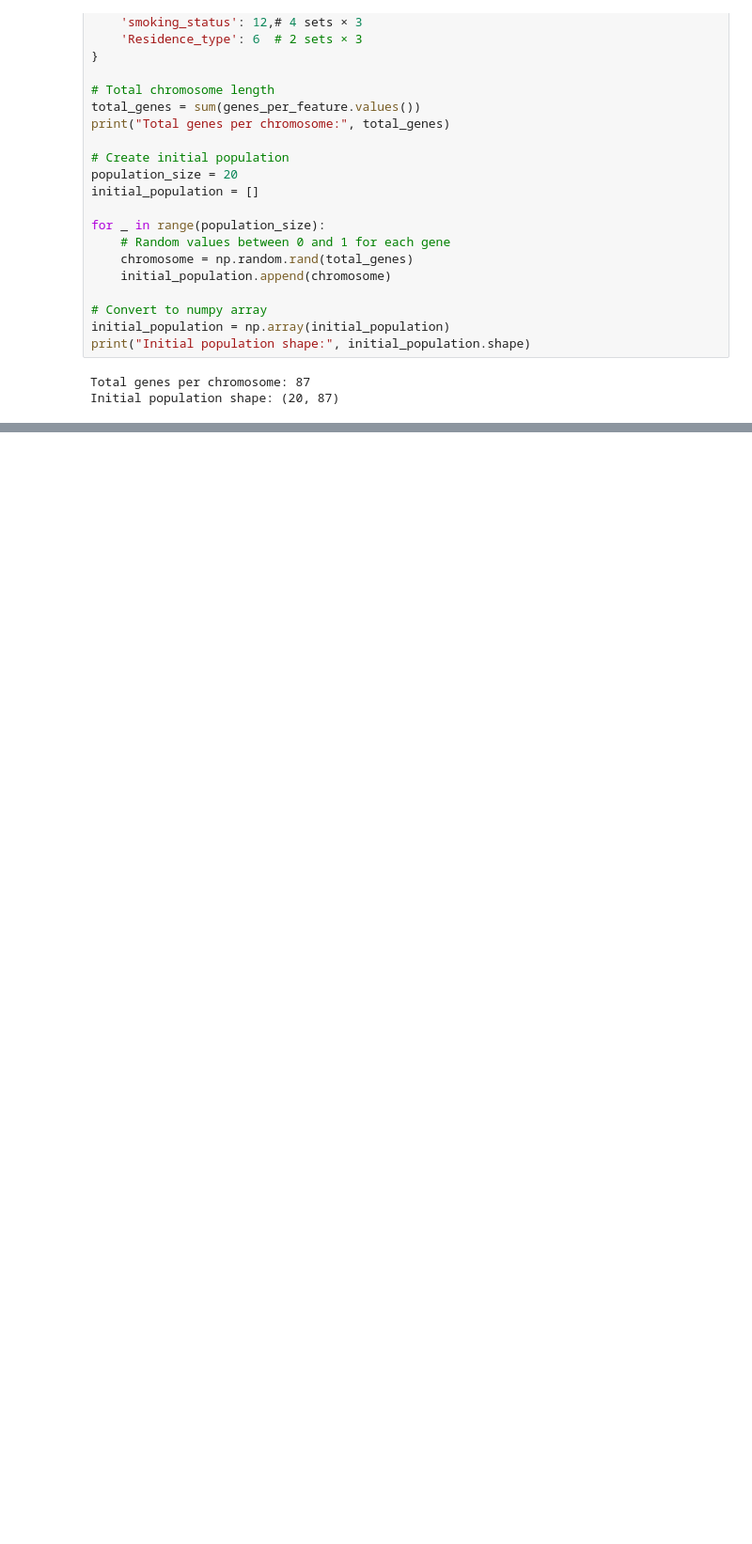
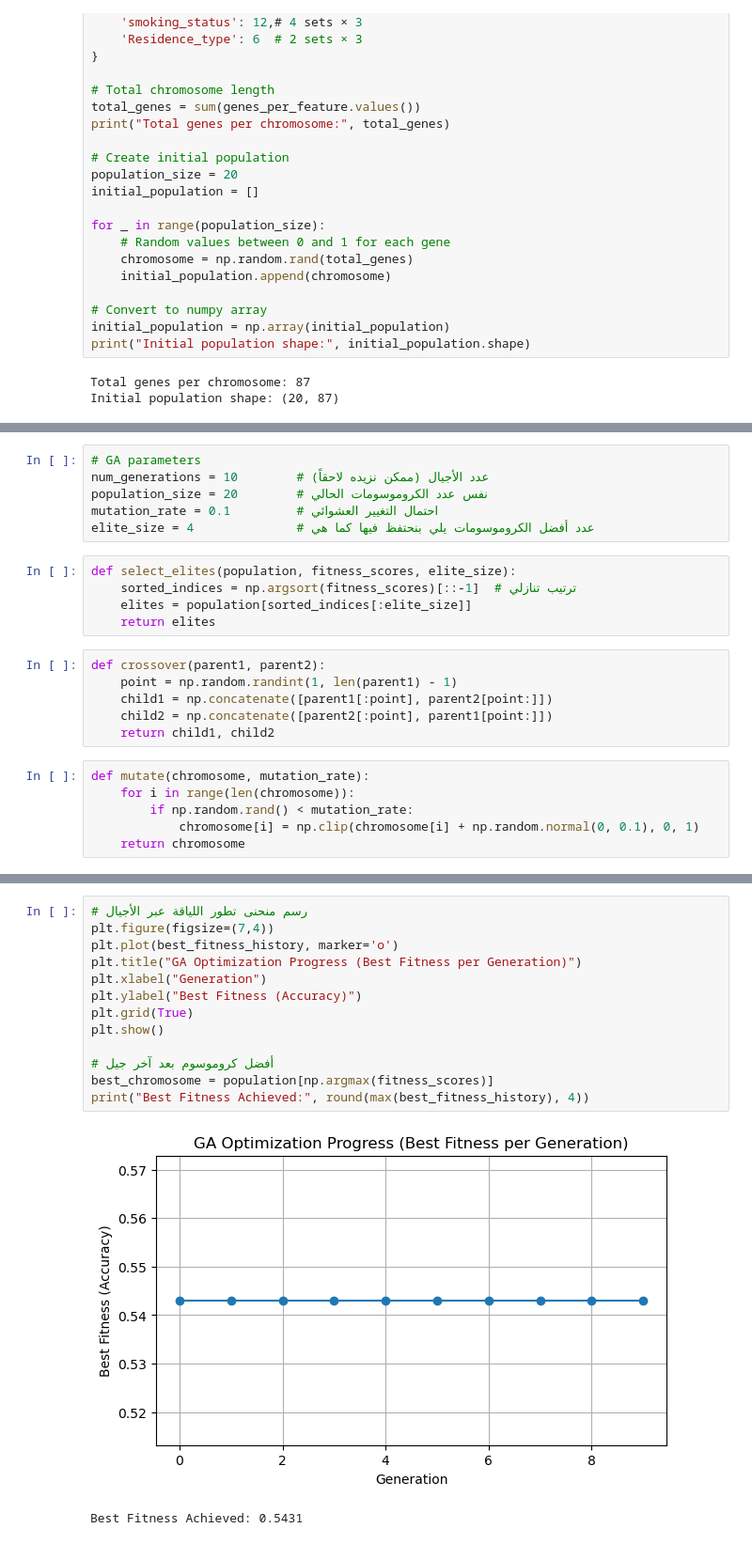
Before and after one commit to ZainAlabidinShbani/ParetoFuzzy-ClinicalRisk, a Jupyter notebook: notebooks/04_fuzzy_GA_optimization.ipynb, the cells around one changed output, grey strips where cells are left out. Shown at 94% size. Cells and saved outputs as stored; diff of their text form; blank space fills up the shorter version.

```diff
--- a/notebooks/04_fuzzy_GA_optimization.ipynb
+++ b/notebooks/04_fuzzy_GA_optimization.ipynb
@@ -78,0 +160,23 @@ Initial population shape: (20, 87)
+# %%
+# GA parameters
+num_generations = 10        # عدد الأجيال (ممكن نزيده لاحقاً)
+population_size = 20        # نفس عدد الكروموسومات الحالي
+mutation_rate = 0.1         # احتمال التغيير العشوائي
+elite_size = 4              # عدد أفضل الكروموسومات يلي بنحتفظ فيها كما هي
+# %%
+def select_elites(population, fitness_scores, elite_size):
+    sorted_indices = np.argsort(fitness_scores)[::-1]  # ترتيب تنازلي
+    elites = population[sorted_indices[:elite_size]]
+    return elites
+# %%
+def crossover(parent1, parent2):
+    point = np.random.randint(1, len(parent1) - 1)
+    child1 = np.concatenate([parent1[:point], parent2[point:]])
+    child2 = np.concatenate([parent2[:point], parent1[point:]])
+    return child1, child2
+# %%
+def mutate(chromosome, mutation_rate):
+    for i in range(len(chromosome)):
+        if np.random.rand() < mutation_rate:
+            chromosome[i] = np.clip(chromosome[i] + np.random.normal(0, 0.1), 0, 1)
+    return chromosome
@@ -78,0 +232,16 @@ Initial population shape: (20, 87)
+# %%
+# رسم منحنى تطور اللياقة عبر الأجيال
+plt.figure(figsize=(7,4))
+plt.plot(best_fitness_history, marker='o')
+plt.title("GA Optimization Progress (Best Fitness per Generation)")
+plt.xlabel("Generation")
+plt.ylabel("Best Fitness (Accuracy)")
+plt.grid(True)
+plt.show()
+
+# أفضل كروموسوم بعد آخر جيل
+best_chromosome = population[np.argmax(fitness_scores)]
+print("Best Fitness Achieved:", round(max(best_fitness_history), 4))
+# %% [output]
+[figure, added]
+Best Fitness Achieved: 0.5431
```
Also changed, not shown: parts of 6 cells of this notebook, 2 other files.
